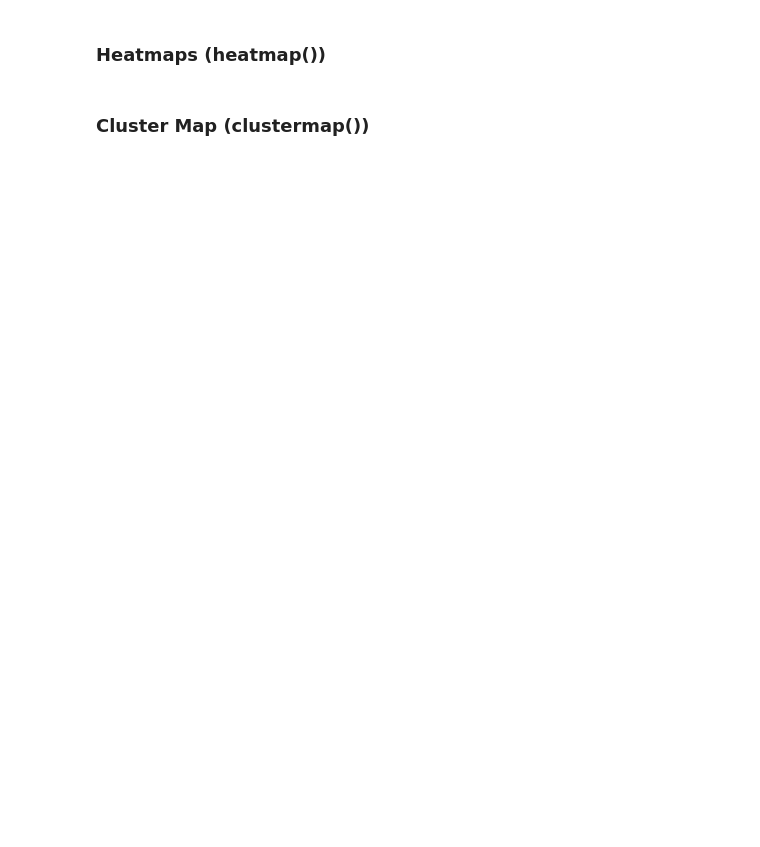
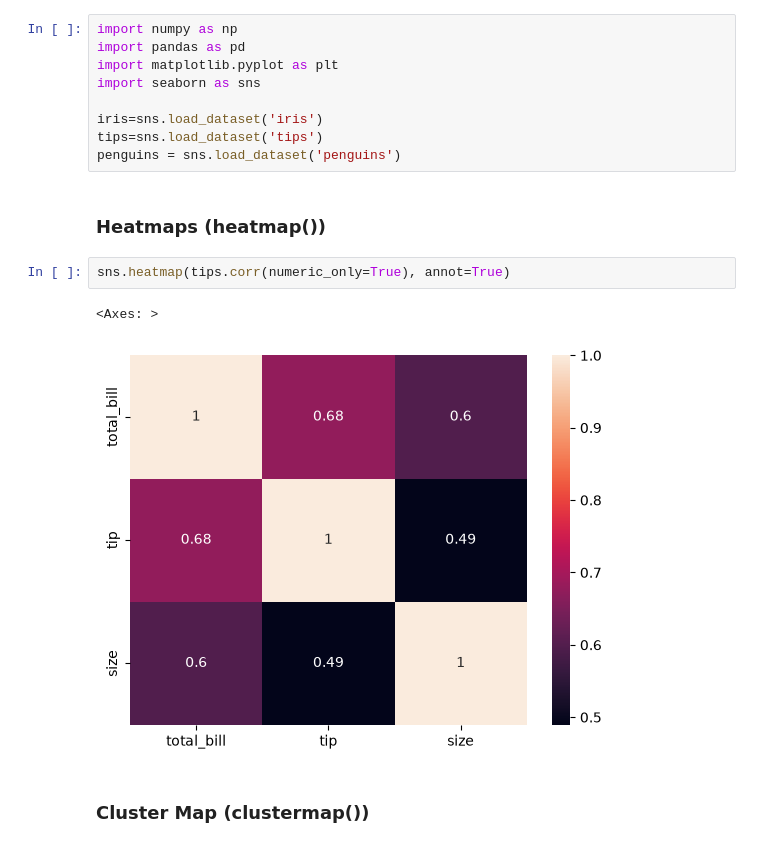
Before and after one commit to DhruvPanchal0312/Data-Science-and-Analysis-With-GenAI, a Jupyter notebook: SEABORN/Seaborn_class5.ipynb, the cells around one changed output. Saved outputs shown, nothing was run; the diff lists cells and outputs as text; blank space fills up the shorter version.

```diff
--- a/SEABORN/Seaborn_class5.ipynb
+++ b/SEABORN/Seaborn_class5.ipynb
@@ -7,7 +7,21 @@ Matrix or grid-style plots are perfect for:
 - Showing correlations between variables
 - Visualizing pivot tables
 - Discovering patterns in large datasets
+# %%
+import numpy as np
+import pandas as pd
+import matplotlib.pyplot as plt
+import seaborn as sns
+
+iris=sns.load_dataset('iris')
+tips=sns.load_dataset('tips')
+penguins = sns.load_dataset('penguins')
 # %% [markdown]
 ### Heatmaps (heatmap())
+# %%
+sns.heatmap(tips.corr(numeric_only=True), annot=True)
+# %% [output]
+<Axes: >
+[figure, added]
 # %% [markdown]
 ### Cluster Map (clustermap())
```
Also changed, not shown: parts of 1 cell of this notebook, 2 other files.
